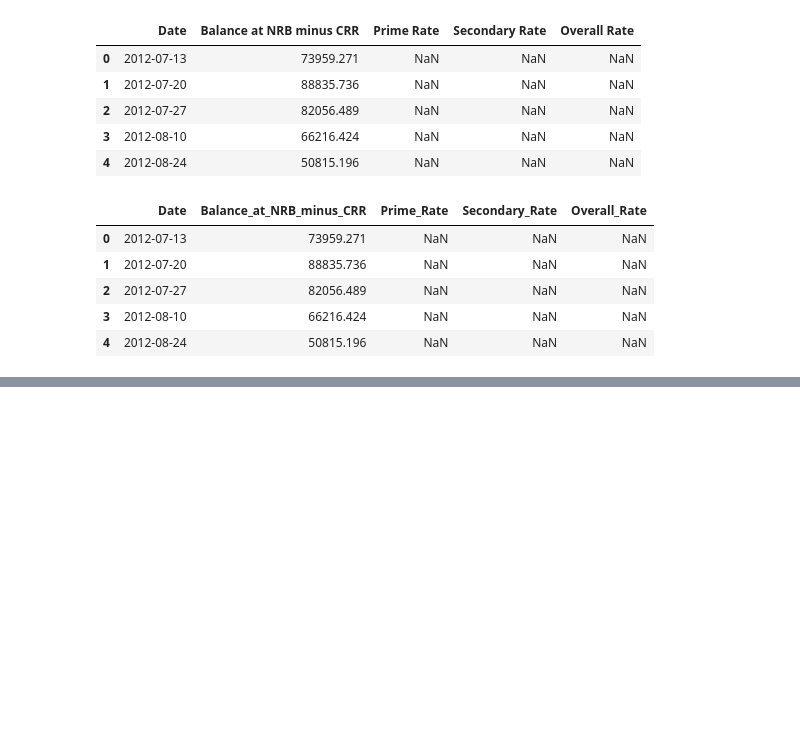
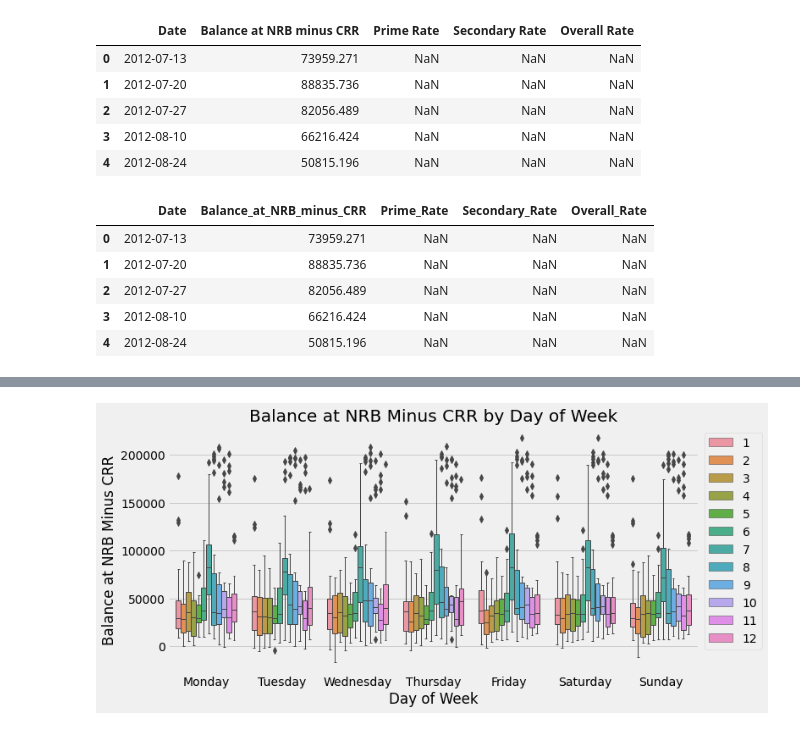
Before and after one commit to DipeshPoudel/MDS-658-Economic-Analysis, a Jupyter notebook: Analysis/LiquidityAnalysis.ipynb, the cells around one changed output, grey strips where cells are left out. Drawn from its saved outputs; the diff is of its cells as text; code cells hidden in the pictures; blank space fills up the shorter version.

```diff
--- a/Analysis/LiquidityAnalysis.ipynb
+++ b/Analysis/LiquidityAnalysis.ipynb
@@ -77,0 +105,16 @@ plt.style.use('seaborn')
+# %%
+cat_type = CategoricalDtype(categories=['Monday','Tuesday',
+                                        'Wednesday',
+                                        'Thursday','Friday',
+                                        'Saturday','Sunday'],
+                            ordered=True)
+filtered_df['date'] = filtered_df.index
+filtered_df['dayofweek'] = filtered_df.index.dayofweek
+filtered_df['weekday'] = filtered_df.index.day_name()
+filtered_df['weekday'] = filtered_df['weekday'].astype(cat_type)
+filtered_df['quarter'] = filtered_df.index.quarter
+filtered_df['month'] = filtered_df.index.month
+filtered_df['year'] = filtered_df.index.year
+filtered_df['dayofyear'] = filtered_df.index.dayofyear
+filtered_df['dayofmonth'] = filtered_df.index.day
+filtered_df['weekofyear'] = filtered_df.index.isocalendar().week
@@ -77,0 +131,15 @@ plt.style.use('seaborn')
+# %%
+fig, ax = plt.subplots(figsize=(10, 5))
+sns.boxplot(data=filtered_df.dropna(),
+            x='weekday',
+            y='Balance_at_NRB_minus_CRR',
+            hue='month',
+            ax=ax,
+            linewidth=1)
+ax.set_title('Balance at NRB Minus CRR by Day of Week')
+ax.set_xlabel('Day of Week')
+ax.set_ylabel('Balance at NRB Minus CRR')
+ax.legend(bbox_to_anchor=(1, 1))
+plt.show()
+# %% [output]
+[figure, added]
```
Also changed, not shown: parts of 28 cells of this notebook, 10 other files.
